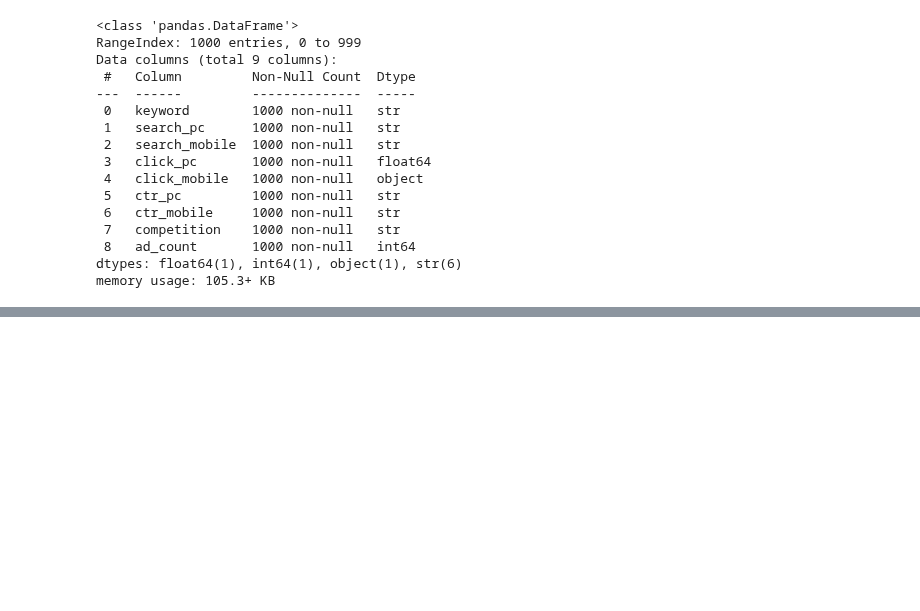
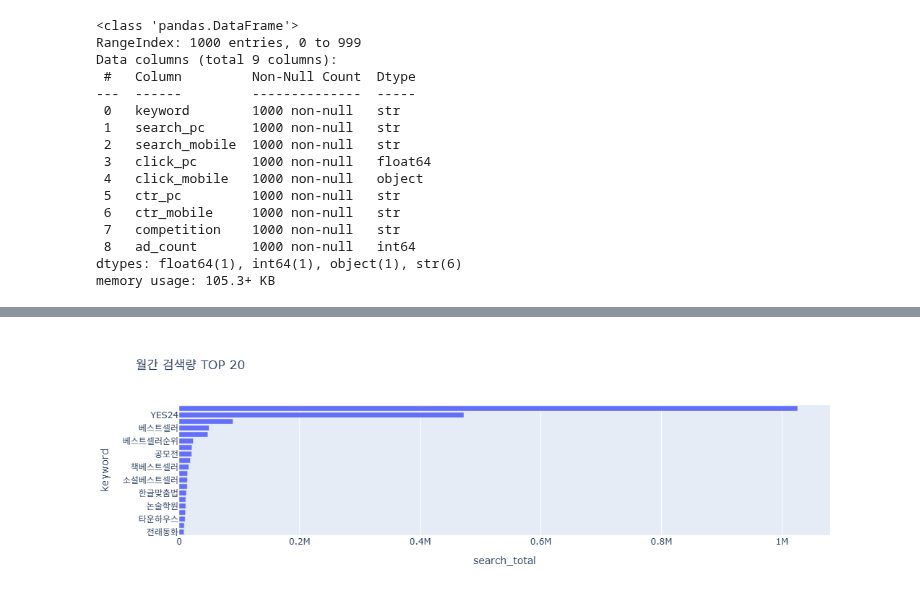
Before and after one commit to 383171a/datamarketing-Megastudy-260828, a Jupyter notebook: 260921/naver_keyword.ipynb, the cells around one changed output, grey strips where cells are left out. Drawn from its saved outputs; the diff is of its cells as text; code cells hidden in the pictures; blank space fills up the shorter version.

```diff
--- a/260921/naver_keyword.ipynb
+++ b/260921/naver_keyword.ipynb
@@ -178,0 +316,18 @@ df[df["keyword"].duplicated(keep="first")] # 만약 중복된 값이 있다면
+# %%
+import plotly.express as px # express 빨리
+
+fig = px.bar(
+    top_search,
+    x="search_total",
+    y="keyword",
+    orientation="h",
+    title="월간 검색량 TOP 20"
+)
+
+fig.update_layout(
+    yaxis={"categoryorder": "total ascending"}
+)
+
+fig.show()
+# %% [output]
+[figure, added]
```
Also changed, not shown: parts of 75 cells of this notebook, 5 other files.
